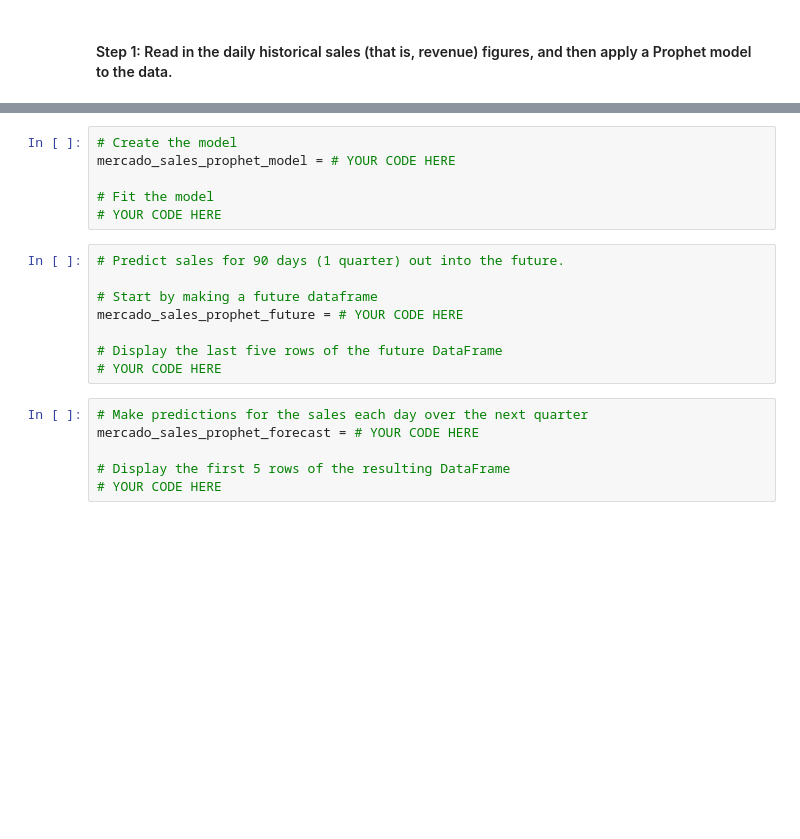
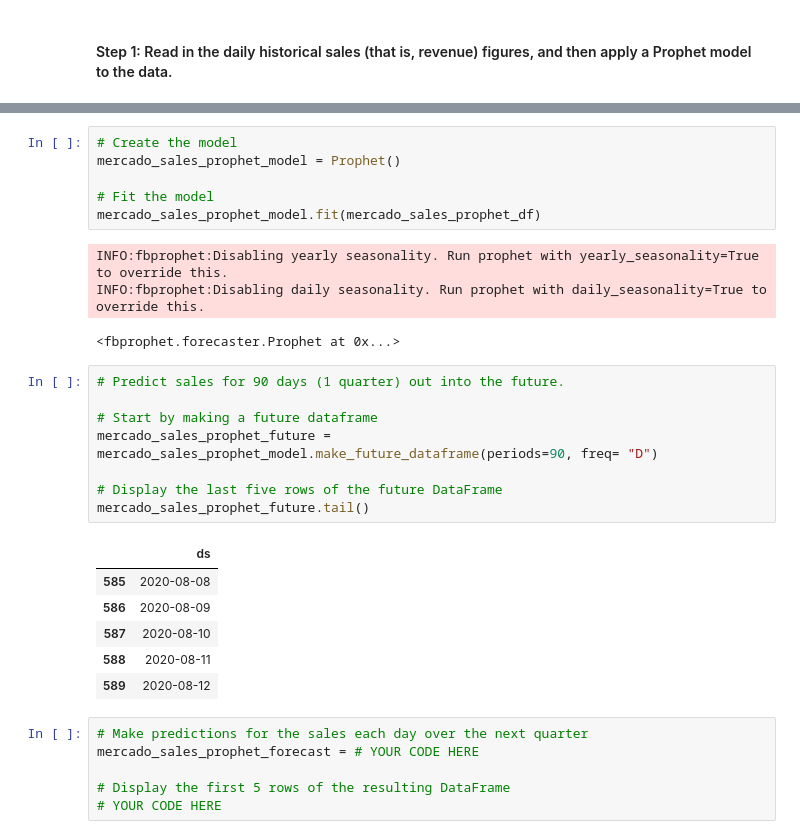
Before and after one commit to jgb161/Forecasting-Net-Prophet, a Jupyter notebook: forecasting_net_prophet.ipynb, the cells around one changed output, grey strips where cells are left out. Cells and saved outputs as stored; diff of their text form; blank space fills up the shorter version.

```diff
--- a/forecasting_net_prophet.ipynb
+++ b/forecasting_net_prophet.ipynb
@@ -653,17 +691,28 @@ mercado_sales_prophet_df.columns = # YOUR CODE HERE
 # %%
 # Create the model
-mercado_sales_prophet_model = # YOUR CODE HERE
+mercado_sales_prophet_model = Prophet()
 
 # Fit the model
-# YOUR CODE HERE
+mercado_sales_prophet_model.fit(mercado_sales_prophet_df)
+# %% [output]
+INFO:fbprophet:Disabling yearly seasonality. Run prophet with yearly_seasonality=True to override this.
+INFO:fbprophet:Disabling daily seasonality. Run prophet with daily_seasonality=True to override this.
+<fbprophet.forecaster.Prophet at 0x...>
 # %%
 # Predict sales for 90 days (1 quarter) out into the future.
 
 # Start by making a future dataframe
-mercado_sales_prophet_future = # YOUR CODE HERE
+mercado_sales_prophet_future = mercado_sales_prophet_model.make_future_dataframe(periods=90, freq= "D")
 
 # Display the last five rows of the future DataFrame
-# YOUR CODE HERE
+mercado_sales_prophet_future.tail()
+# %% [output]
+|  | ds |
+| 585 | 2020-08-08 |
+| 586 | 2020-08-09 |
+| 587 | 2020-08-10 |
+| 588 | 2020-08-11 |
+| 589 | 2020-08-12 |
 # %%
 # Make predictions for the sales each day over the next quarter
 mercado_sales_prophet_forecast = # YOUR CODE HERE
```
Also changed, not shown: parts of 10 cells of this notebook.
